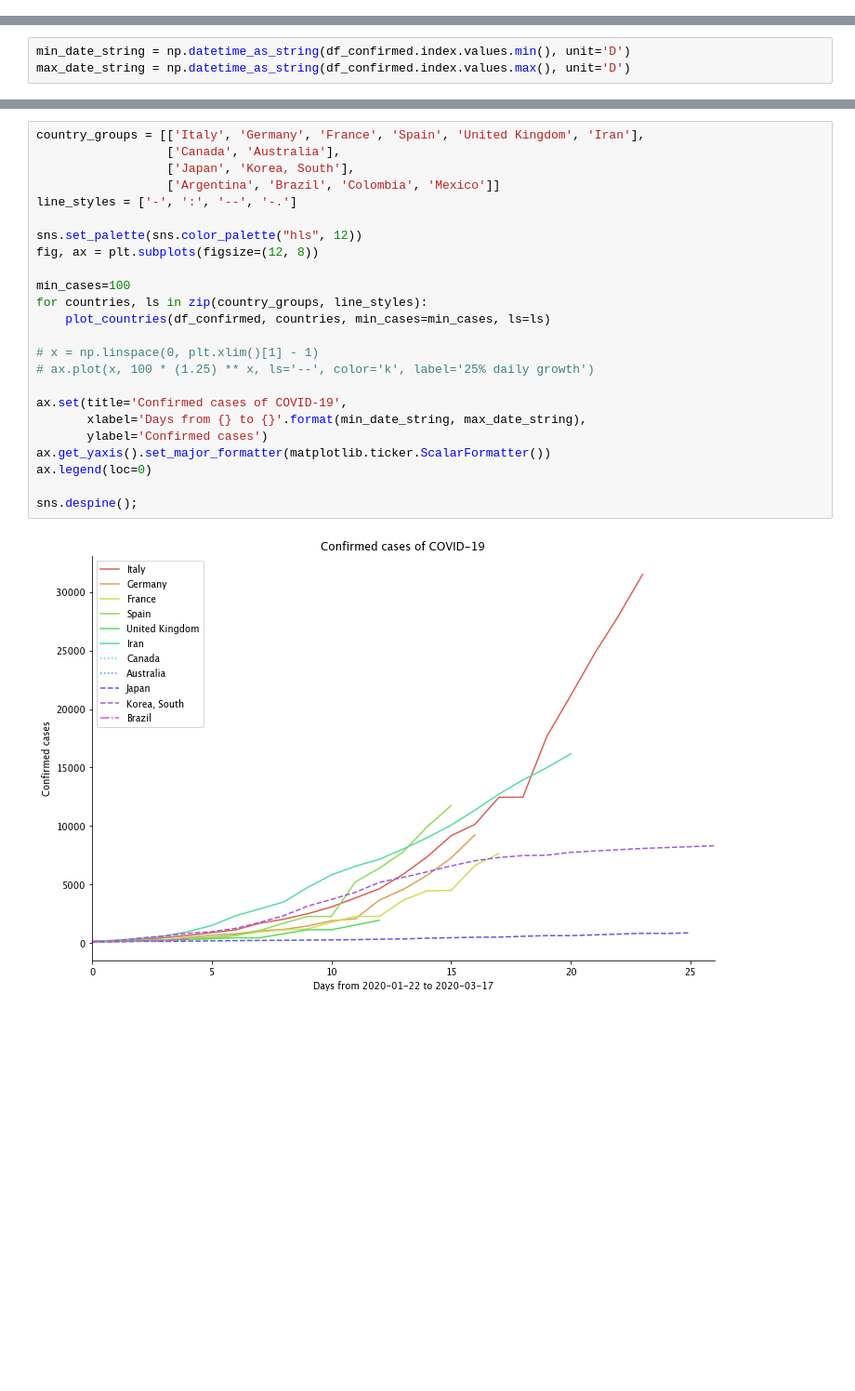
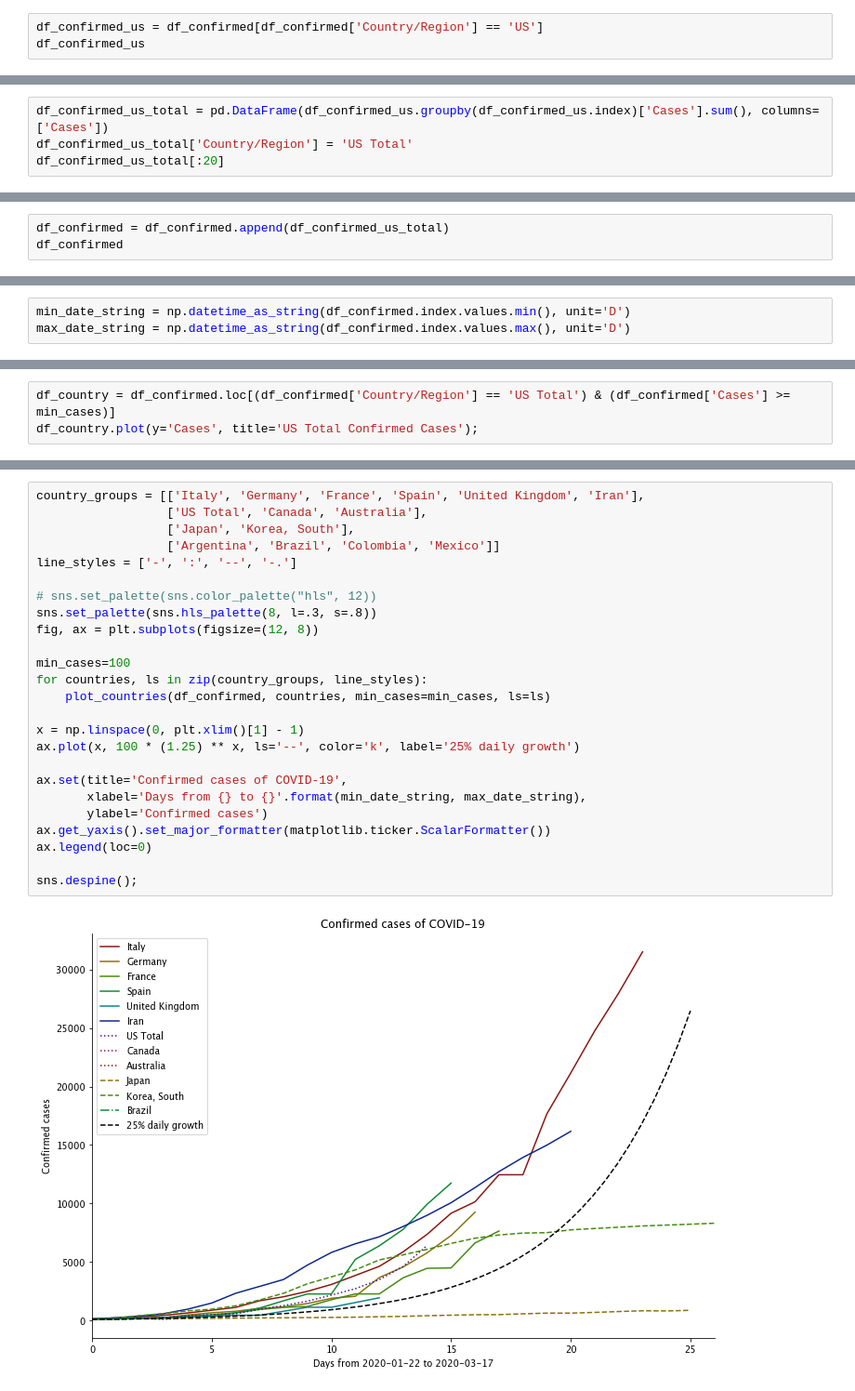
Before and after one commit to jayurbain/covid19, a Jupyter notebook: covid19.ipynb, the cells around one changed output, grey strips where cells are left out. Shown at 93% size. Cells and saved outputs as stored; diff of their text form; blank space fills up the shorter version.

```diff
--- a/covid19.ipynb
+++ b/covid19.ipynb
@@ -119,0 +167,3 @@ df_confirmed.head()
+# %%
+df_confirmed_us = df_confirmed[df_confirmed['Country/Region'] == 'US']
+df_confirmed_us
@@ -119,0 +185,4 @@ df_confirmed.head()
+# %%
+df_confirmed_us_total = pd.DataFrame(df_confirmed_us.groupby(df_confirmed_us.index)['Cases'].sum(), columns=['Cases'])
+df_confirmed_us_total['Country/Region'] = 'US Total'
+df_confirmed_us_total[:20]
@@ -119,0 +208,3 @@ df_confirmed.head()
+# %%
+df_confirmed = df_confirmed.append(df_confirmed_us_total)
+df_confirmed
@@ -135,0 +254,3 @@ max_date_string = np.datetime_as_string(df_confirmed.index.values.max(), unit='D
+# %%
+df_country = df_confirmed.loc[(df_confirmed['Country/Region'] == 'US Total') & (df_confirmed['Cases'] >= min_cases)]
+df_country.plot(y='Cases', title='US Total Confirmed Cases');
@@ -146,27 +271,28 @@ def plot_countries(df, countries, min_cases=50, ls='-', col='Cases'):
         df_country.reset_index()[col].plot(label=country, ls=ls)
 # %%
 country_groups = [['Italy', 'Germany', 'France', 'Spain', 'United Kingdom', 'Iran'],
-                  ['Canada', 'Australia'],
+                  ['US Total', 'Canada', 'Australia'],
                   ['Japan', 'Korea, South'],
                   ['Argentina', 'Brazil', 'Colombia', 'Mexico']]
 line_styles = ['-', ':', '--', '-.']
 
-sns.set_palette(sns.color_palette("hls", 12))
+# sns.set_palette(sns.color_palette("hls", 12))
+sns.set_palette(sns.hls_palette(8, l=.3, s=.8))
 fig, ax = plt.subplots(figsize=(12, 8))
 
 min_cases=100
 for countries, ls in zip(country_groups, line_styles):
     plot_countries(df_confirmed, countries, min_cases=min_cases, ls=ls)
 
-# x = np.linspace(0, plt.xlim()[1] - 1)
-# ax.plot(x, 100 * (1.25) ** x, ls='--', color='k', label='25% daily growth')
+x = np.linspace(0, plt.xlim()[1] - 1)
+ax.plot(x, 100 * (1.25) ** x, ls='--', color='k', label='25% daily growth')
 
 ax.set(title='Confirmed cases of COVID-19',
        xlabel='Days from {} to {}'.format(min_date_string, max_date_string),
        ylabel='Confirmed cases')
 ax.get_yaxis().set_major_formatter(matplotlib.ticker.ScalarFormatter())
 ax.legend(loc=0)
 
 sns.despine();
 # %% [output]
-[figure, old version]
+[figure, new version]
```
Also changed, not shown: parts of 39 cells of this notebook.
